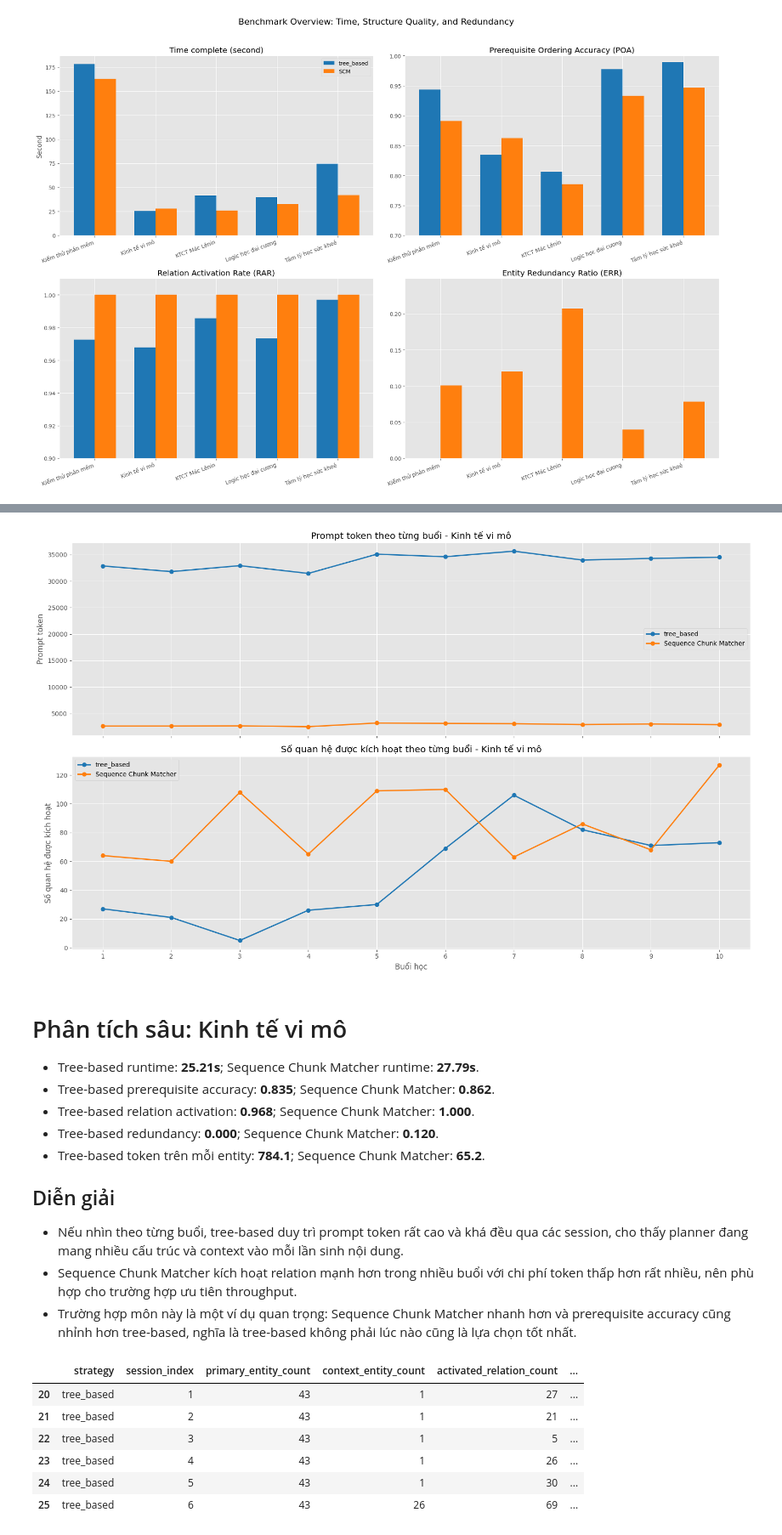
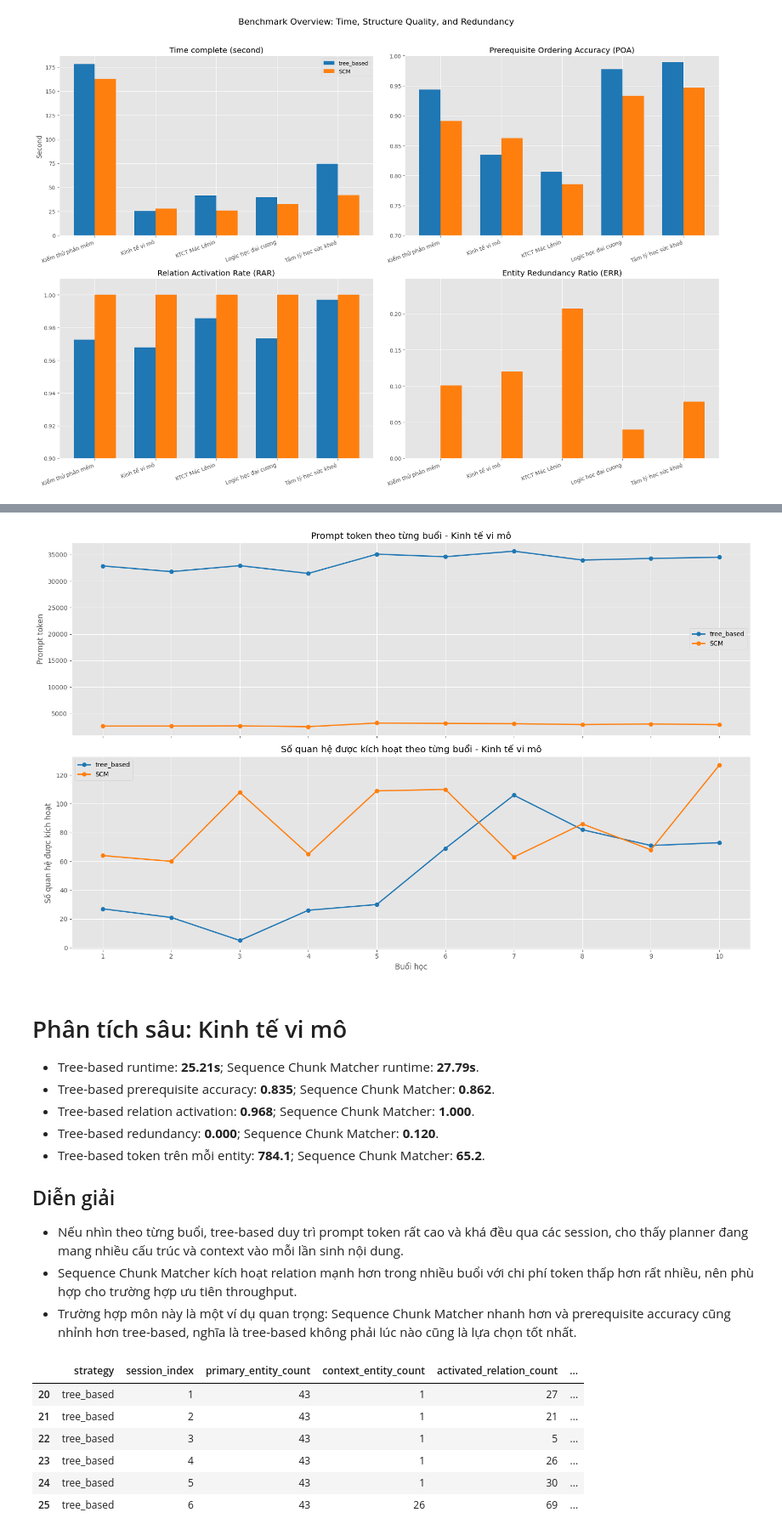
Before and after one commit to hieptrantm/smart-learning-assistant, a Jupyter notebook: backend/benchmark/benchmark_analysis_report.ipynb, the cells around one changed output, grey strips where cells are left out. Shown at 85% size. Saved outputs shown, nothing was run; the diff lists cells and outputs as text; code cells hidden in the pictures.

```diff
--- a/backend/benchmark/benchmark_analysis_report.ipynb
+++ b/backend/benchmark/benchmark_analysis_report.ipynb
@@ -376,43 +376,43 @@ fig, axes = plt.subplots(2, 1, figsize=(16, 10), sharex=True)
 session_x = focus_tree['session_index'].to_numpy()
 
 axes[0].plot(session_x, focus_tree['prompt_tokens'], marker='o', linewidth=2, label='tree_based', color='#1f77b4')
-axes[0].plot(session_x, focus_vector['prompt_tokens'], marker='o', linewidth=2, label='Sequence Chunk Matcher', color='#ff7f0e')
+axes[0].plot(session_x, focus_vector['prompt_tokens'], marker='o', linewidth=2, label='SCM', color='#ff7f0e')
 axes[0].set_title(f'Prompt token theo từng buổi - {focus_subject_name}')
 axes[0].set_ylabel('Prompt token')
 axes[0].legend()
 
 axes[1].plot(session_x, focus_tree['activated_relation_count'], marker='o', linewidth=2, label='tree_based', color='#1f77b4')
-axes[1].plot(session_x, focus_vector['activated_relation_count'], marker='o', linewidth=2, label='Sequence Chunk Matcher', color='#ff7f0e')
+axes[1].plot(session_x, focus_vector['activated_relation_count'], marker='o', linewidth=2, label='SCM', color='#ff7f0e')
 axes[1].set_title(f'Số quan hệ được kích hoạt theo từng buổi - {focus_subject_name}')
 axes[1].set_ylabel('Số quan hệ được kích hoạt')
 axes[1].set_xlabel('Buổi học')
 axes[1].set_xticks(session_x)
 axes[1].legend()
 
 fig.tight_layout()
 plt.show()
 
 focus_summary = wide_df[wide_df['subject_id'] == FOCUS_SUBJECT_ID].iloc[0]
 deep_dive_lines = [
     f'# Phân tích sâu: {focus_subject_name}',
     '',
     f"- Tree-based runtime: **{focus_summary['total_seconds__tree_based']:.2f}s**; Sequence Chunk Matcher runtime: **{focus_summary['total_seconds__vector_db_chunks']:.2f}s**.",
     f"- Tree-based prerequisite accuracy: **{focus_summary['prerequisite_ordering_accuracy__tree_based']:.3f}**; Sequence Chunk Matcher: **{focus_summary['prerequisite_ordering_accuracy__vector_db_chunks']:.3f}**.",
     f"- Tree-based relation activation: **{focus_summary['relation_activation_rate__tree_based']:.3f}**; Sequence Chunk Matcher: **{focus_summary['relation_activation_rate__vector_db_chunks']:.3f}**.",
     f"- Tree-based redundancy: **{focus_summary['entity_redundancy_ratio__tree_based']:.3f}**; Sequence Chunk Matcher: **{focus_summary['entity_redundancy_ratio__vector_db_chunks']:.3f}**.",
     f"- Tree-based token trên mỗi entity: **{focus_summary['tokens_per_unique_entity__tree_based']:.1f}**; Sequence Chunk Matcher: **{focus_summary['tokens_per_unique_entity__vector_db_chunks']:.1f}**.",
     '',
     '## Diễn giải',
     '- Nếu nhìn theo từng buổi, tree-based duy trì prompt token rất cao và khá đều qua các session, cho thấy planner đang mang nhiều cấu trúc và context vào mỗi lần sinh nội dung.',
     '- Sequence Chunk Matcher kích hoạt relation mạnh hơn trong nhiều buổi với chi phí token thấp hơn rất nhiều, nên phù hợp cho trường hợp ưu tiên throughput.',
     '- Trường hợp môn này là một ví dụ quan trọng: Sequence Chunk Matcher nhanh hơn và prerequisite accuracy cũng nhỉnh hơn tree-based, nghĩa là tree-based không phải lúc nào cũng là lựa chọn tốt nhất.',
 ]
 display(Markdown('\n'.join(deep_dive_lines)))
 
 preview_table = focus_sessions[['strategy', 'session_index', 'primary_entity_count', 'context_entity_count', 'activated_relation_count', 'prompt_tokens', 'aggregate_preview']]
 preview_table.head(6)
 # %% [output]
-[figure, old version]
+[figure, new version]
 # Phân tích sâu: Kinh tế vi mô
 
 - Tree-based runtime: **25.21s**; Sequence Chunk Matcher runtime: **27.79s**.
```
Also changed, not shown: parts of 1 cell of this notebook, 27 other files.
